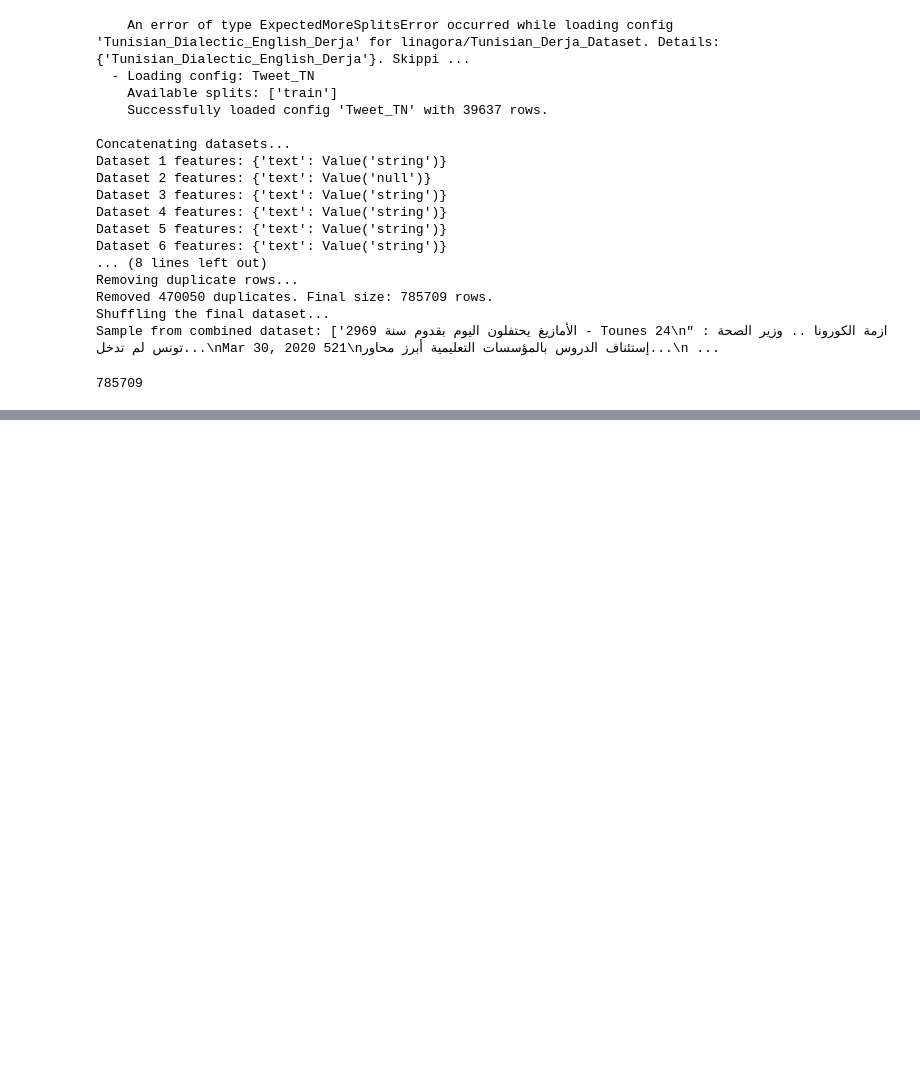
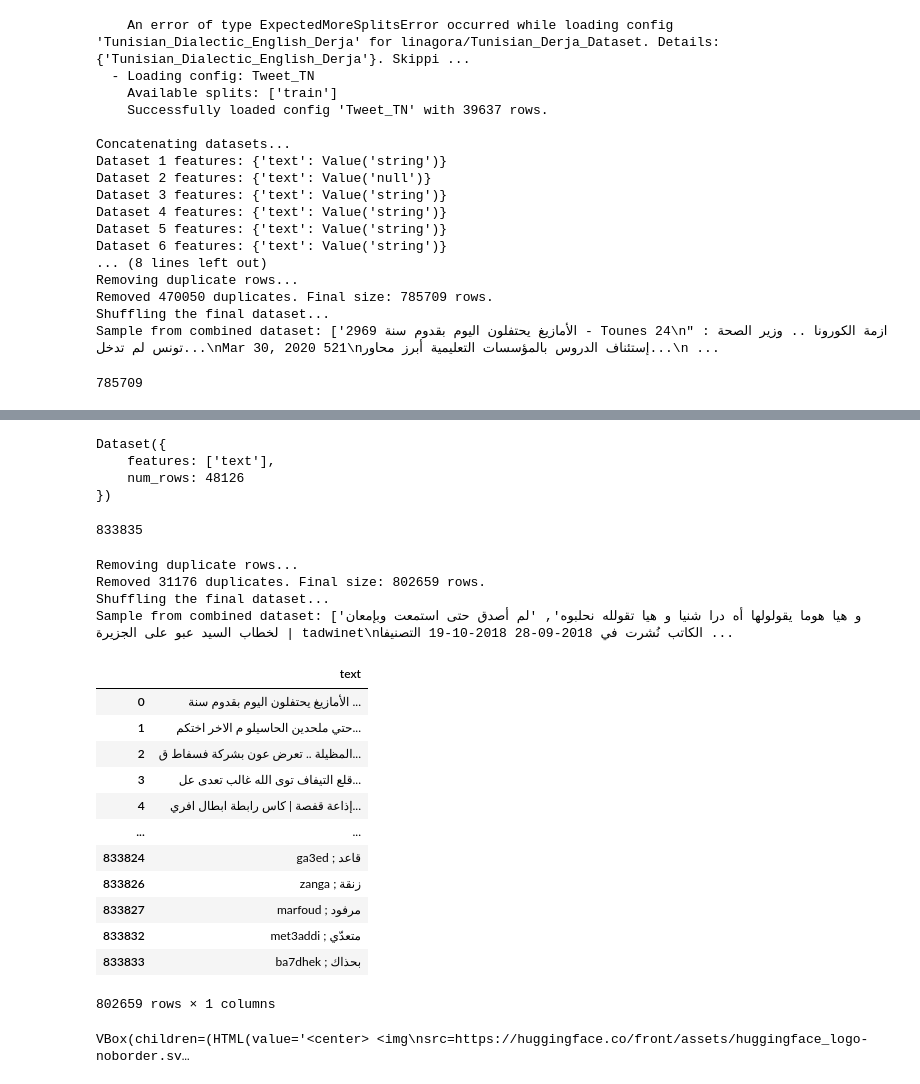
Before and after one commit to BouajilaHamza/distill-tunbert, a Jupyter notebook: notebooks/data_preparation.ipynb, the cells around one changed output, grey strips where cells are left out. Drawn from its saved outputs; the diff is of its cells as text; code cells hidden in the pictures; blank space fills up the shorter version.

```diff
--- a/notebooks/data_preparation.ipynb
+++ b/notebooks/data_preparation.ipynb
@@ -169,6 +169,7 @@ HF_DATASETS_TO_LOAD = [
     "hamzabouajila/Sample_Tunisiya_Dataset",
     "abdouuu/tunisian_chatbot_data",
     "linagora/Tunisian_Derja_Dataset",
+    "khaled123/tuniset"
 ]
 
 # The name of the column that contains the text.
@@ -419,0 +455,63 @@ AttributeError: 'Dataset' object has no attribute 'columns'
+# %%
+from datasets import load_dataset
+
+dataset = load_dataset("text", data_files={"train": "tarc_corpus.txt"}, split="train")
+# %%
+dataset
+# %% [output]
+Dataset({
+    features: ['text'],
+    num_rows: 48126
+})
+# %%
+from datasets import concatenate_datasets
+
+# Suppose 'arabic_dataset' already exists with column 'text'
+combined = concatenate_datasets([final_corpus, dataset])
+# %%
+len(combined)
+# %% [output]
+833835
+# %%
+print("Removing duplicate rows...")
+df = combined.to_pandas()
+original_size = len(df)
+df.drop_duplicates(subset=[TEXT_COLUMN_NAME], inplace=True)
+deduplicated_size = len(df)
+print(f"Removed {original_size - deduplicated_size} duplicates. Final size: {deduplicated_size} rows.")
+# Convert back to a Hugging Face dataset.
+final_dataset = Dataset.from_pandas(df.iloc[:,0].to_frame())
+
+print("Shuffling the final dataset...")
+final_dataset = final_dataset.shuffle(seed=42)
+
+# Print a sample for debugging
+print(f"Sample from combined dataset: {final_dataset[:5][TEXT_COLUMN_NAME]}")
+# %% [output]
+Removing duplicate rows...
+Removed 31176 duplicates. Final size: 802659 rows.
+Shuffling the final dataset...
+Sample from combined dataset: ['و هيا هوما يقولولها أه درا شنيا و هيا تقولله نحلبوه', 'لم أصدق حتى استمعت وبإمعان لخطاب السيد عبو على الجزيرة | tadwinet\nالكاتب نُشرت في 2018-09-28 2018-10-19 التصنيفا ...
+# %%
+df.iloc[:,0].to_frame()
+# %% [output]
+|  | text |
+| 0 | الأمازيغ يحتفلون اليوم بقدوم سنة ... |
+| 1 | حتي ملحدين الحاسيلو م الاخر اختكم... |
+| 2 | المظيلة .. تعرض عون بشركة فسفاط ق... |
+| 3 | قلع التيفاف توى الله غالب تعدى عل... |
+| 4 | إذاعة قفصة | كاس رابطة ابطال افري... |
+| ... | ... |
+| 833824 | ga3ed ; قاعد |
+| 833826 | zanga ; زنقة |
+| 833827 | marfoud ; مرفود |
+| 833832 | met3addi ; متعدّي |
+| 833833 | ba7dhek ; بحذاك |
+802659 rows × 1 columns
+# %%
+from huggingface_hub import login
+
+# Authenticate
+login()
+# %% [output]
+VBox(children=(HTML(value='<center> <img\nsrc=https://huggingface.co/front/assets/huggingface_logo-noborder.sv…
```
Also changed, not shown: parts of 5 cells of this notebook, 9 other files.
